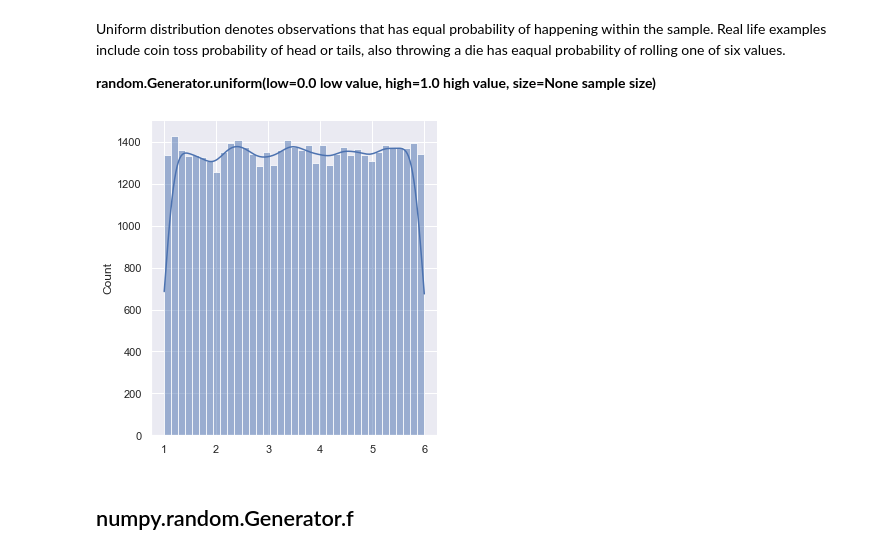
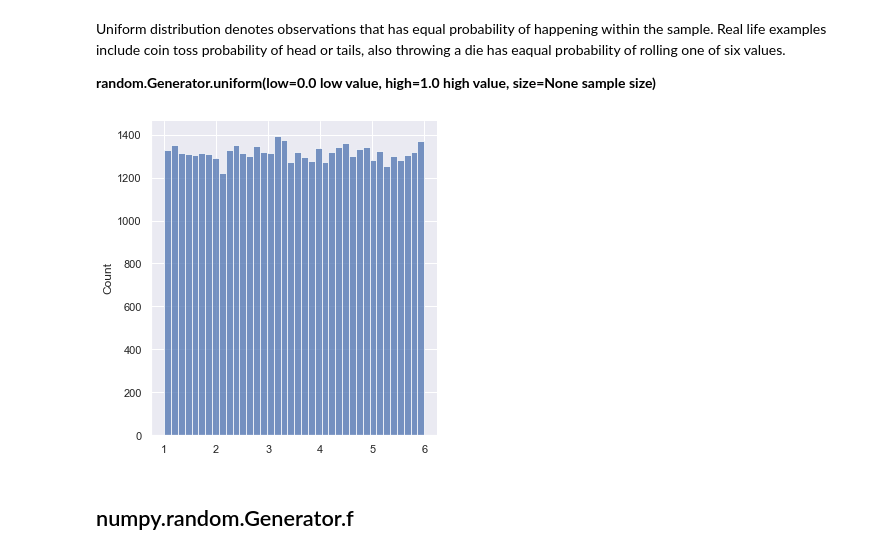
Before and after one commit to Mantvydas-data/Programming-for-DA-2021-PA, a Jupyter notebook: numpyrandom.ipynb, the cells around one changed output. Drawn from its saved outputs; the diff is of its cells as text; code cells hidden in the pictures.

```diff
--- a/numpyrandom.ipynb
+++ b/numpyrandom.ipynb
@@ -222,13 +222,13 @@ Uniform distribution denotes observations that has equal probability of happenin
 # %%
 # Returning a uniform distribution with 50,000 observations as h
 h=rng.uniform(1,6,50000)
-# Setting up plot style
+# Setting up dark plot style
 sns.set_theme(style="darkgrid")
-# Selecting displot with KDE line
-sns.displot(h, kde=True)
+# Selecting displot
+sns.displot(h)
 plt.tight_layout()
 plt.show()
 # %% [output]
-[figure, old version]
+[figure, new version]
 # %% [markdown]
 ## numpy.random.Generator.f
```
Also changed, not shown: parts of 22 cells of this notebook.
